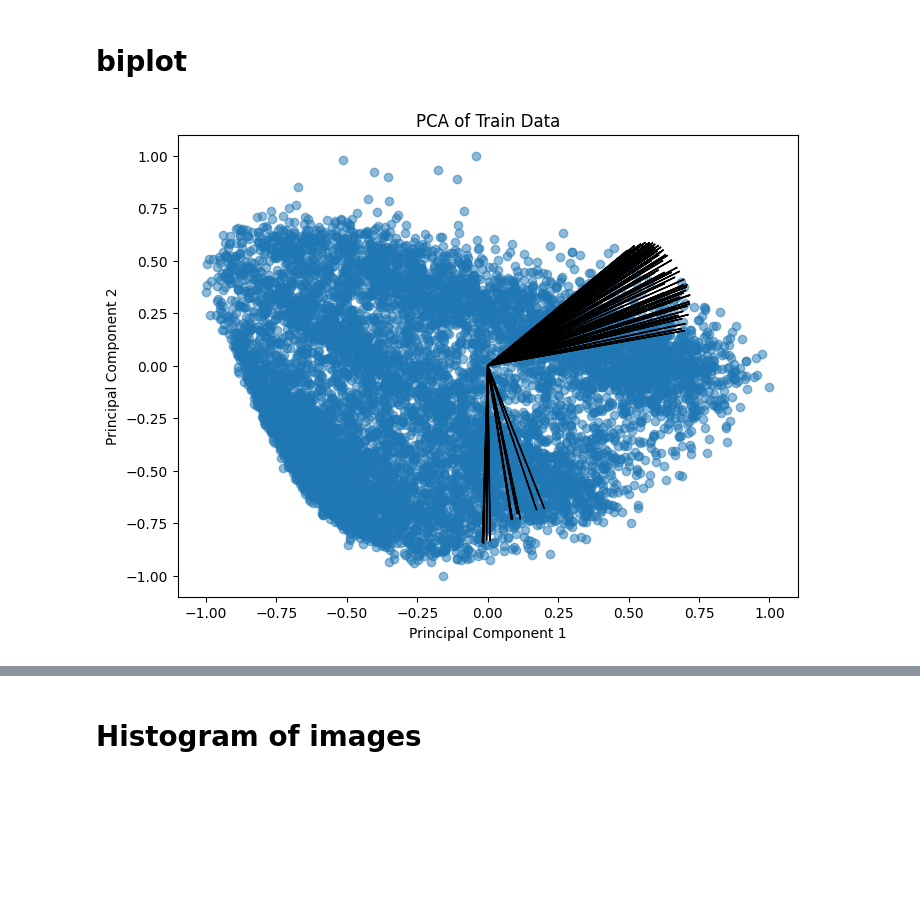
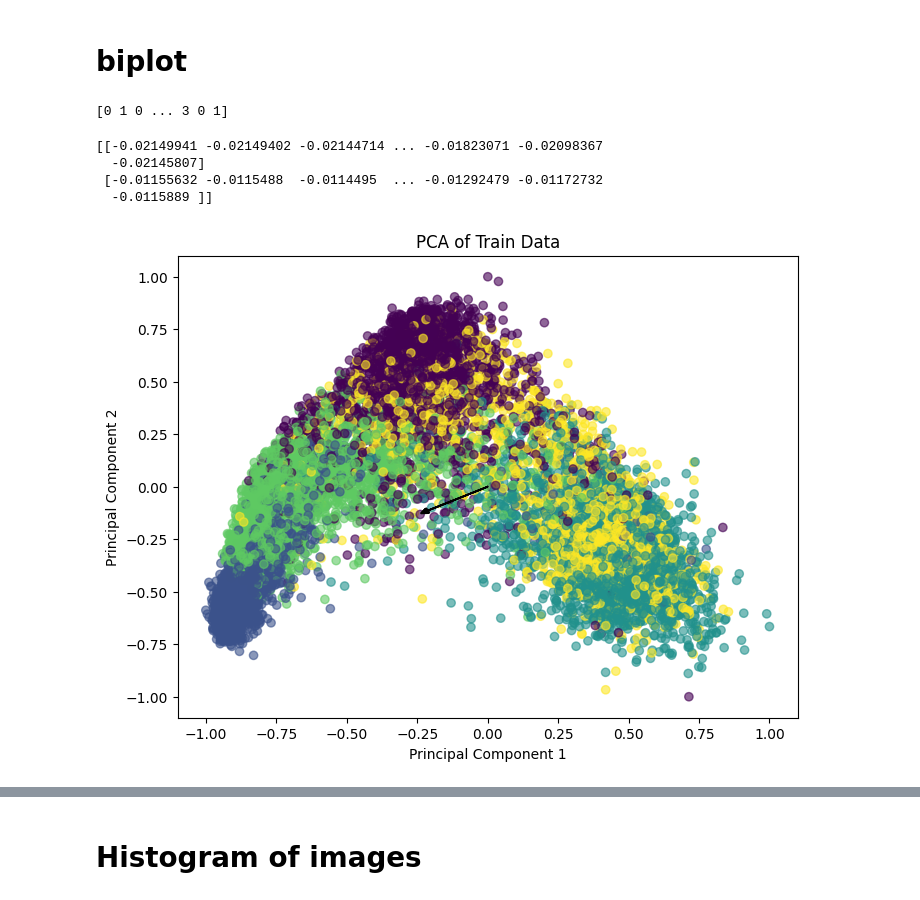
Before and after one commit to ikradnegyhusz/clothing_classifier, a Jupyter notebook: exploratory_data.ipynb, the cells around one changed output, grey strips where cells are left out. Drawn from its saved outputs; the diff is of its cells as text; code cells hidden in the pictures; blank space fills up the shorter version.

```diff
--- a/exploratory_data.ipynb
+++ b/exploratory_data.ipynb
@@ -61,15 +61,14 @@ number of trousers: 1947
 number of pullovers: 2001
 number of dresses: 2005
 number of shirts: 2014
-# %%
-scaler = StandardScaler()
-train_witout_y=scaler.fit_transform(train_witout_y)
 # %%
-#image scaling
-images=[]
-for i in range(len(train_witout_y)):
-    images.append( (train_witout_y[i]-train_witout_y[i].mean())/train_witout_y[i].std() )
-train_witout_y=np.array(images)
+def normalize_images(array_of_images):
+    images=[]
+    for i in range(len(array_of_images)):
+        images.append( (array_of_images[i]-array_of_images[i].mean())/array_of_images[i].std() )
+    return np.array(images)
+# %%
+train_witout_y=normalize_images(train_witout_y)
 # %%
 n=11
 print(np.min(train_witout_y[n,:]))
@@ -151,38 +147,48 @@ print(counter)
 216
 # %% [markdown]
 # biplot
+# %%
+print(y)
+# %% [output]
+[0 1 0 ... 3 0 1]
 # %%
 pca = PCA(n_components=2)
 pca.fit(train_witout_y)
 eigenvectors=pca.components_
+print(eigenvectors)
 train_reduced=pca.transform(train_witout_y)
 
 min_vals = train_reduced.min(axis=0)  # Minimum values per column
 max_vals = train_reduced.max(axis=0)  # Maximum values per column
 
 train_reduced_normalized = 2 * (train_reduced - min_vals) / (max_vals - min_vals) - 1
 
 # Scatter plot
 scale=10
 plt.figure(figsize=(8, 6))
-plt.scatter(train_reduced_normalized[:, 0], train_reduced_normalized[:, 1], alpha=0.5)
+plt.scatter(train_reduced_normalized[:, 0], train_reduced_normalized[:, 1], c=y, cmap='viridis', alpha=0.6)
 arrows=[]
 for i in range(len(eigenvectors[0])):
-    x=eigenvectors[0][i]*scale
-    y=eigenvectors[1][i]*scale
-    arrow=(x,y,np.sqrt(x**2+y**2))
+    x_vector=eigenvectors[0][i]*scale
+    y_vector=eigenvectors[1][i]*scale
+    arrow=(x_vector,y_vector,np.sqrt(x_vector**2+y_vector**2))
     arrows.append(arrow)
 
-selected_arrows = sorted(arrows, key=lambda x: x[-1])[::-1][:90]
+#selected_arrows = sorted(arrows, key=lambda x: x[-1])[::-1][:5]
+selected_arrows = arrows[:5]
 
 for arrow in selected_arrows:
-    plt.arrow(0,0,arrow[0],arrow[1])
+    plt.arrow(0,0,arrow[0],arrow[1],head_width=0.025, head_length=0.025,fc='black')
 
 plt.xlabel('Principal Component 1')
 plt.ylabel('Principal Component 2')
 plt.title('PCA of Train Data')
 plt.show()
 # %% [output]
+[[-0.02149941 -0.02149402 -0.02144714 ... -0.01823071 -0.02098367
+  -0.02145807]
+ [-0.01155632 -0.0115488  -0.0114495  ... -0.01292479 -0.01172732
+  -0.0115889 ]]
-[figure, old version]
+[figure, new version]
 # %%
 list_of_classes = [T_shirt_top, Trouser, Pullover, Dress, Shirt]
```
Also changed, not shown: parts of 5 cells of this notebook, 18 other files.
